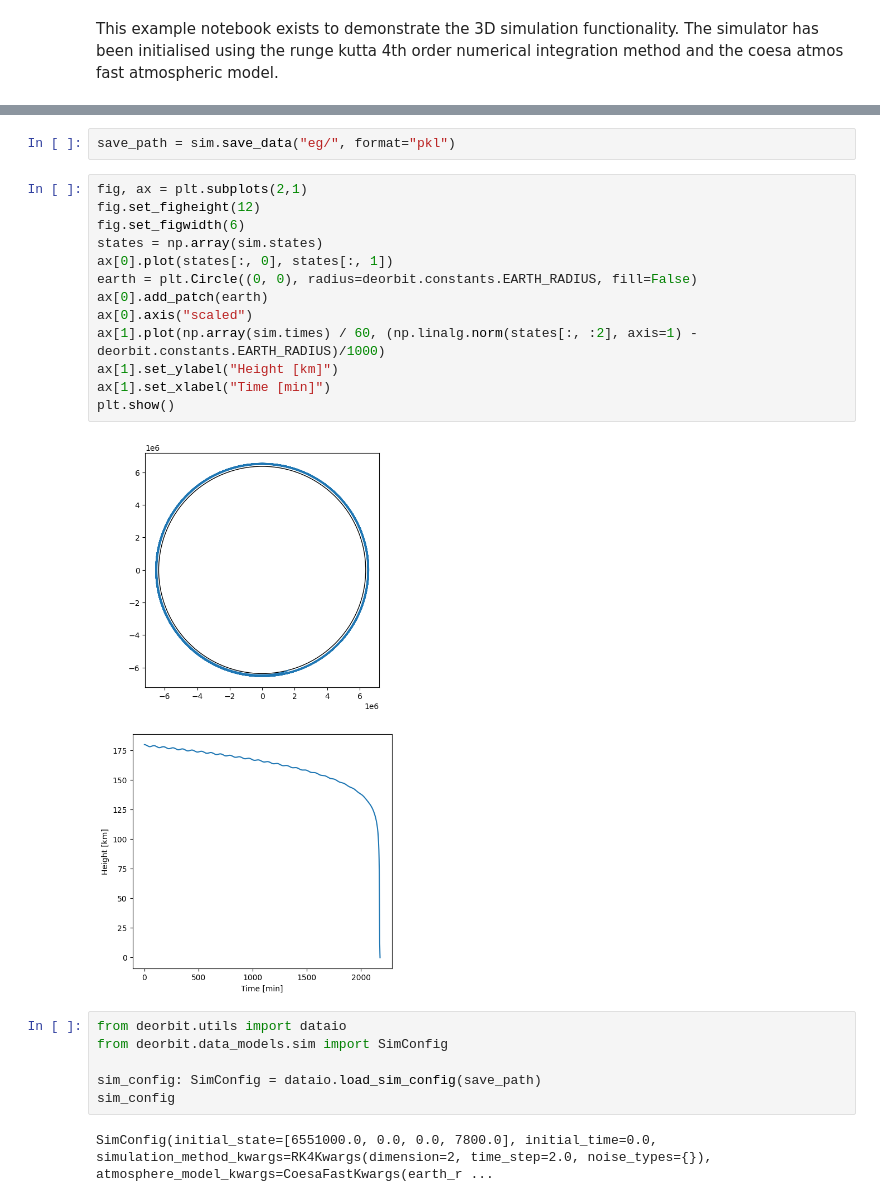
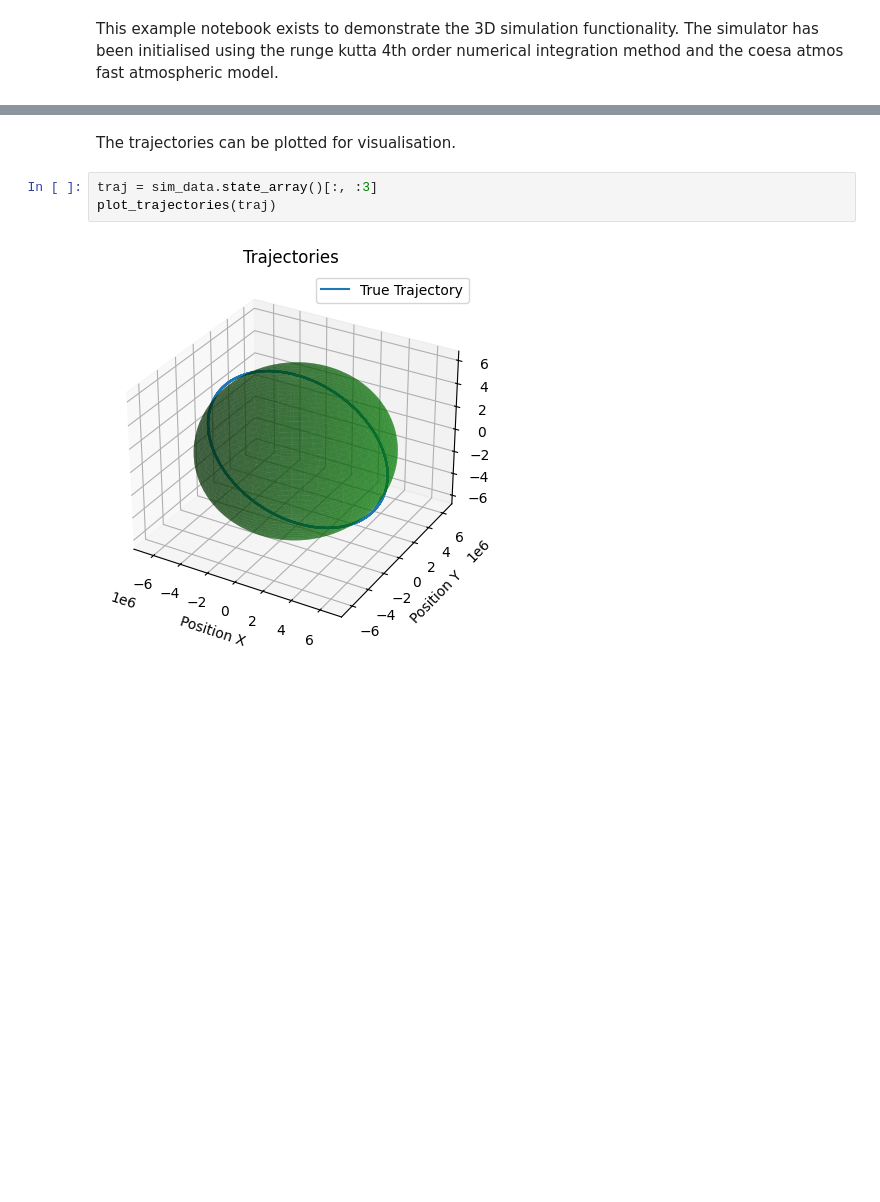
Before and after one commit to brendanbennett/deorbiter, a Jupyter notebook: examples/simulation_example_3D.ipynb, the cells around one changed output, grey strips where cells are left out. Drawn from its saved outputs; the diff is of its cells as text; blank space fills up the shorter version.

Commit message:
save file lol

```diff
--- a/examples/simulation_example_3D.ipynb
+++ b/examples/simulation_example_3D.ipynb
@@ -35,25 +31,7 @@ Simulation finished in 14.28125 seconds
-# %%
-save_path = sim.save_data("eg/", format="pkl")
-# %%
-fig, ax = plt.subplots(2,1)
-fig.set_figheight(12)
-fig.set_figwidth(6)
-states = np.array(sim.states)
-ax[0].plot(states[:, 0], states[:, 1])
-earth = plt.Circle((0, 0), radius=deorbit.constants.EARTH_RADIUS, fill=False)
-ax[0].add_patch(earth)
-ax[0].axis("scaled")
-ax[1].plot(np.array(sim.times) / 60, (np.linalg.norm(states[:, :2], axis=1) - deorbit.constants.EARTH_RADIUS)/1000)
-ax[1].set_ylabel("Height [km]")
-ax[1].set_xlabel("Time [min]")
-plt.show()
-# %% [output]
-[figure, removed]
-# %%
-from deorbit.utils import dataio
-from deorbit.data_models.sim import SimConfig
-
-sim_config: SimConfig = dataio.load_sim_config(save_path)
-sim_config
-# %% [output]
-SimConfig(initial_state=[6551000.0, 0.0, 0.0, 7800.0], initial_time=0.0, simulation_method_kwargs=RK4Kwargs(dimension=2, time_step=2.0, noise_types={}), atmosphere_model_kwargs=CoesaFastKwargs(earth_r ...
+# %% [markdown]
+The trajectories can be plotted for visualisation.
+# %%
+traj = sim_data.state_array()[:, :3]
+plot_trajectories(traj)
+# %% [output]
+[figure, added]
```
Also changed, not shown: parts of 4 cells of this notebook.
